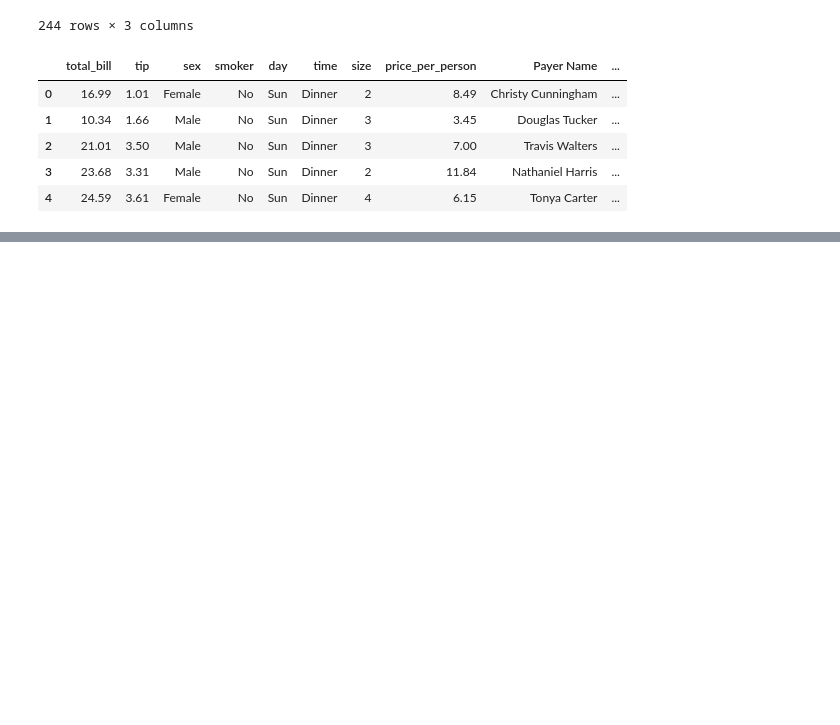
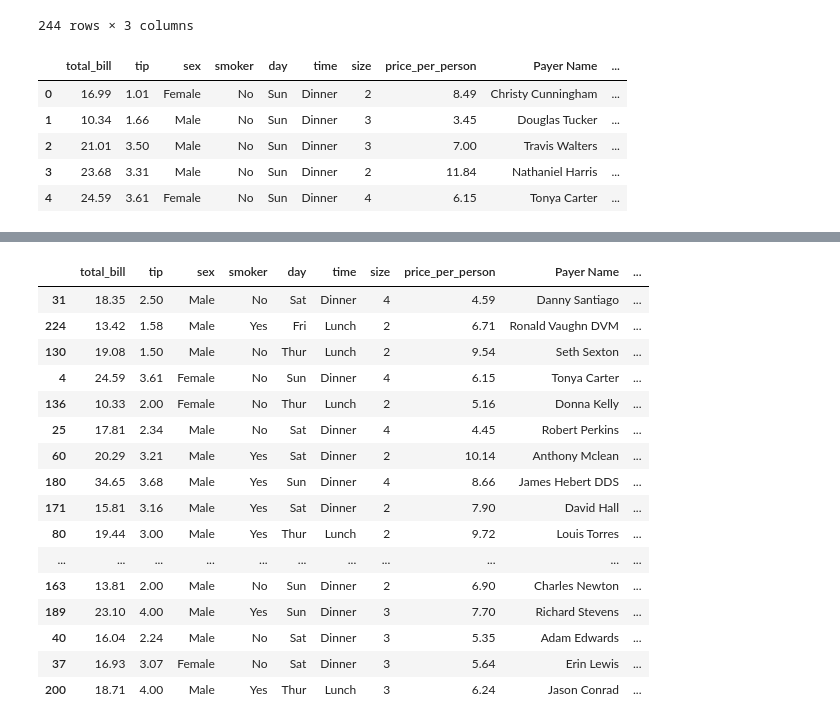
Before and after one commit to machadojoy/Pandas_practice, a Jupyter notebook: pandas_methods.ipynb, the cells around one changed output, grey strips where cells are left out. Drawn from its saved outputs; the diff is of its cells as text; code cells hidden in the pictures; blank space fills up the shorter version.

```diff
--- a/pandas_methods.ipynb
+++ b/pandas_methods.ipynb
@@ -124,3 +124,5 @@ df.head()
 | 2 | 21.01 | 3.50 | Male | No | Sun | Dinner | 3 | 7.00 | Travis Walters | ... |
 | 3 | 23.68 | 3.31 | Male | No | Sun | Dinner | 2 | 11.84 | Nathaniel Harris | ... |
 | 4 | 24.59 | 3.61 | Female | No | Sun | Dinner | 4 | 6.15 | Tonya Carter | ... |
+# %%
+df = pd.read_csv("tips.csv")
@@ -126,0 +418,20 @@ df.head()
+# %%
+df.sample(frac=0.1) # 10% of the rows in the table randomly
+# %% [output]
+|  | total_bill | tip | sex | smoker | day | time | size | price_per_person | Payer Name | ... |
+| 31 | 18.35 | 2.50 | Male | No | Sat | Dinner | 4 | 4.59 | Danny Santiago | ... |
+| 224 | 13.42 | 1.58 | Male | Yes | Fri | Lunch | 2 | 6.71 | Ronald Vaughn DVM | ... |
+| 130 | 19.08 | 1.50 | Male | No | Thur | Lunch | 2 | 9.54 | Seth Sexton | ... |
+| 4 | 24.59 | 3.61 | Female | No | Sun | Dinner | 4 | 6.15 | Tonya Carter | ... |
+| 136 | 10.33 | 2.00 | Female | No | Thur | Lunch | 2 | 5.16 | Donna Kelly | ... |
+| 25 | 17.81 | 2.34 | Male | No | Sat | Dinner | 4 | 4.45 | Robert Perkins | ... |
+| 60 | 20.29 | 3.21 | Male | Yes | Sat | Dinner | 2 | 10.14 | Anthony Mclean | ... |
+| 180 | 34.65 | 3.68 | Male | Yes | Sun | Dinner | 4 | 8.66 | James Hebert DDS | ... |
+| 171 | 15.81 | 3.16 | Male | Yes | Sat | Dinner | 2 | 7.90 | David Hall | ... |
+| 80 | 19.44 | 3.00 | Male | Yes | Thur | Lunch | 2 | 9.72 | Louis Torres | ... |
+| ... | ... | ... | ... | ... | ... | ... | ... | ... | ... | ... |
+| 163 | 13.81 | 2.00 | Male | No | Sun | Dinner | 2 | 6.90 | Charles Newton | ... |
+| 189 | 23.10 | 4.00 | Male | Yes | Sun | Dinner | 3 | 7.70 | Richard Stevens | ... |
+| 40 | 16.04 | 2.24 | Male | No | Sat | Dinner | 3 | 5.35 | Adam Edwards | ... |
+| 37 | 16.93 | 3.07 | Female | No | Sat | Dinner | 3 | 5.64 | Erin Lewis | ... |
+| 200 | 18.71 | 4.00 | Male | Yes | Thur | Lunch | 3 | 6.24 | Jason Conrad | ... |
```
Also changed, not shown: parts of 30 cells of this notebook.
